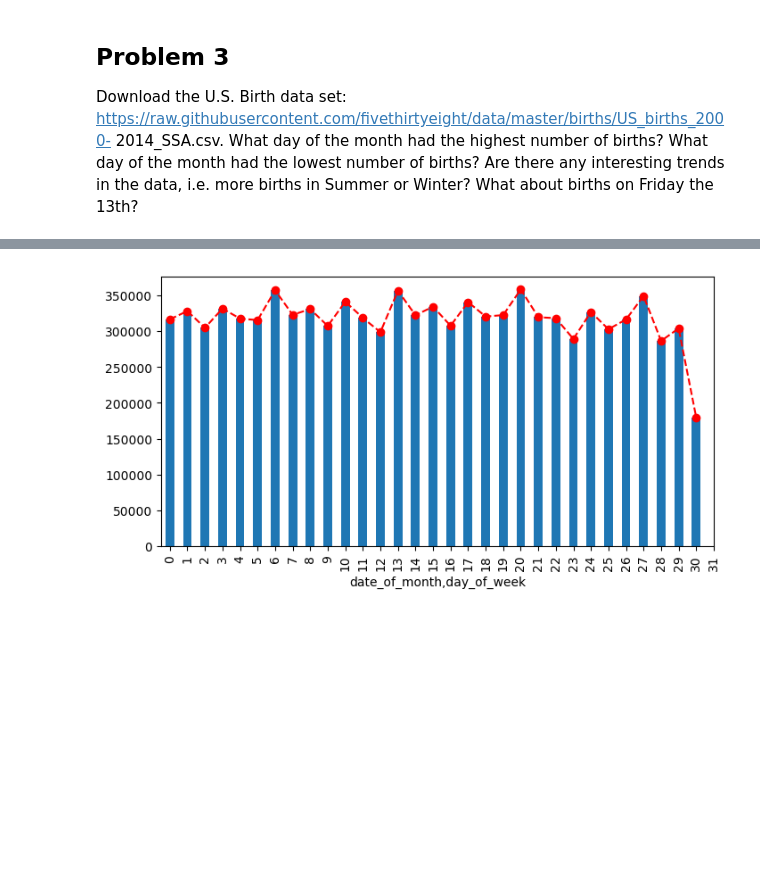
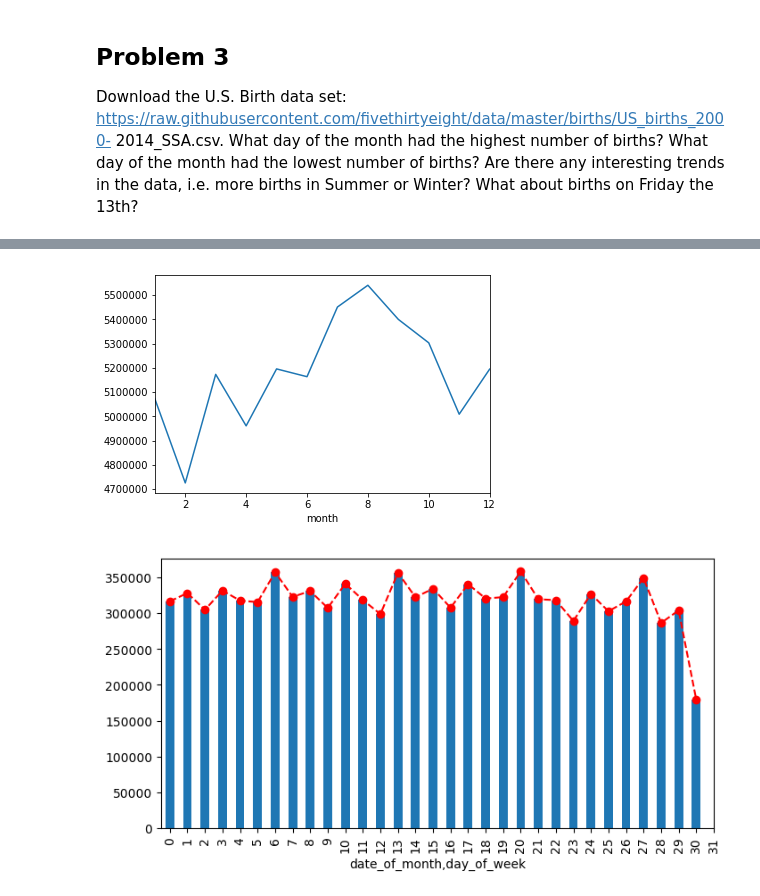
Before and after one commit to jesuszarate/VisForScientificData, a Jupyter notebook: Assignment1/Assignment1.ipynb, the cells around one changed output, grey strips where cells are left out. Drawn from its saved outputs; the diff is of its cells as text; code cells hidden in the pictures; blank space fills up the shorter version.

```diff
--- a/Assignment1/Assignment1.ipynb
+++ b/Assignment1/Assignment1.ipynb
@@ -257 +211,7 @@ dt = data
+# %%
+dt2 = data.groupby(['month'])
+dt2['births'].sum().plot()
+plt.show()
+# %% [output]
+[figure, added]
 # %%
```
Also changed, not shown: parts of 10 cells of this notebook.
